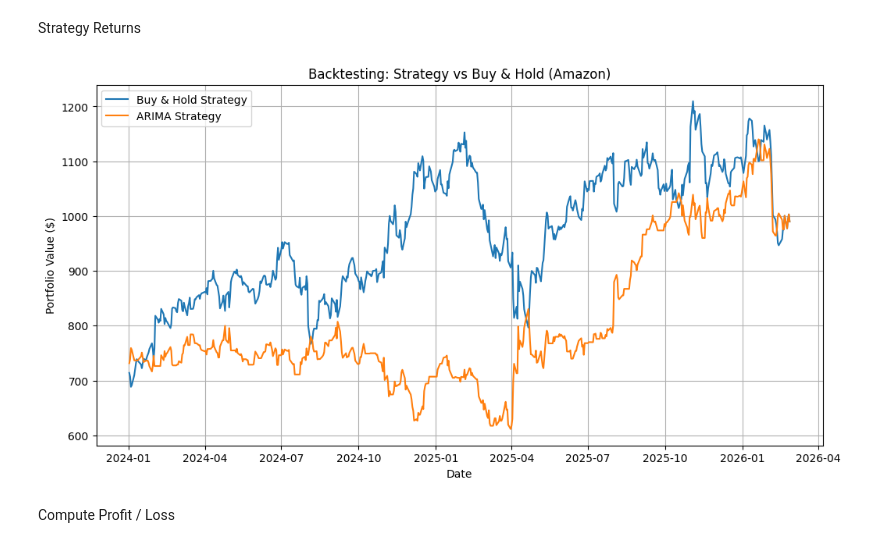
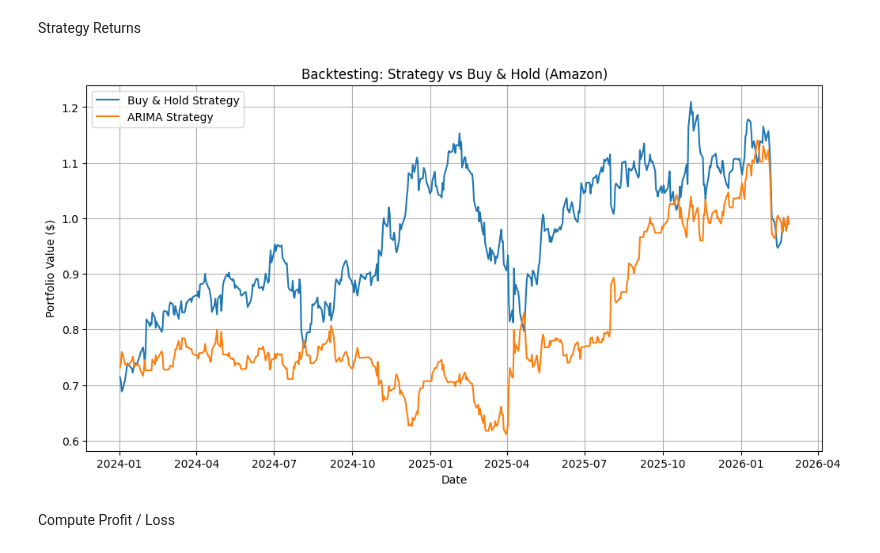
Before and after one commit to SU-IST707-SP26/group-project-algorithm-architects, a Jupyter notebook: work/Models/arima_model.ipynb, the cells around one changed output. Drawn from its saved outputs; the diff is of its cells as text; code cells hidden in the pictures.

```diff
--- a/work/Models/arima_model.ipynb
+++ b/work/Models/arima_model.ipynb
@@ -578,34 +578,38 @@ Strategy Returns
 # %%
 strategy_returns = []
 
 for i in range(len(test)):
     signal = test['Signal'].iloc[i]
     actual = test['Return'].iloc[i]
 
     if signal == "BUY":
         strategy_returns.append(actual)
     elif signal == "SELL":
         strategy_returns.append(-actual)
     else:
         strategy_returns.append(0)
 
 test['Strategy_Return'] = strategy_returns
 
+# ✅ ADD THESE LINES
+test['Market_Cumulative'] = (1 + test['Return']).cumprod()
+test['Strategy_Cumulative'] = (1 + test['Strategy_Return']).cumprod()
 
+# Plot
 plt.figure(figsize=(12,6))
 
 plt.plot(test.index, test['Market_Cumulative'], label='Buy & Hold Strategy')
 plt.plot(test.index, test['Strategy_Cumulative'], label='ARIMA Strategy')
 
 plt.title("Backtesting: Strategy vs Buy & Hold (Amazon)")
 plt.xlabel("Date")
 plt.ylabel("Portfolio Value ($)")
 plt.legend()
 plt.grid()
 
 plt.show()
 # %% [output]
-[figure, old version]
+[figure, new version]
 # %% [markdown]
 Compute Profit / Loss
 # %%
```
Also changed, not shown: parts of 5 cells of this notebook.
